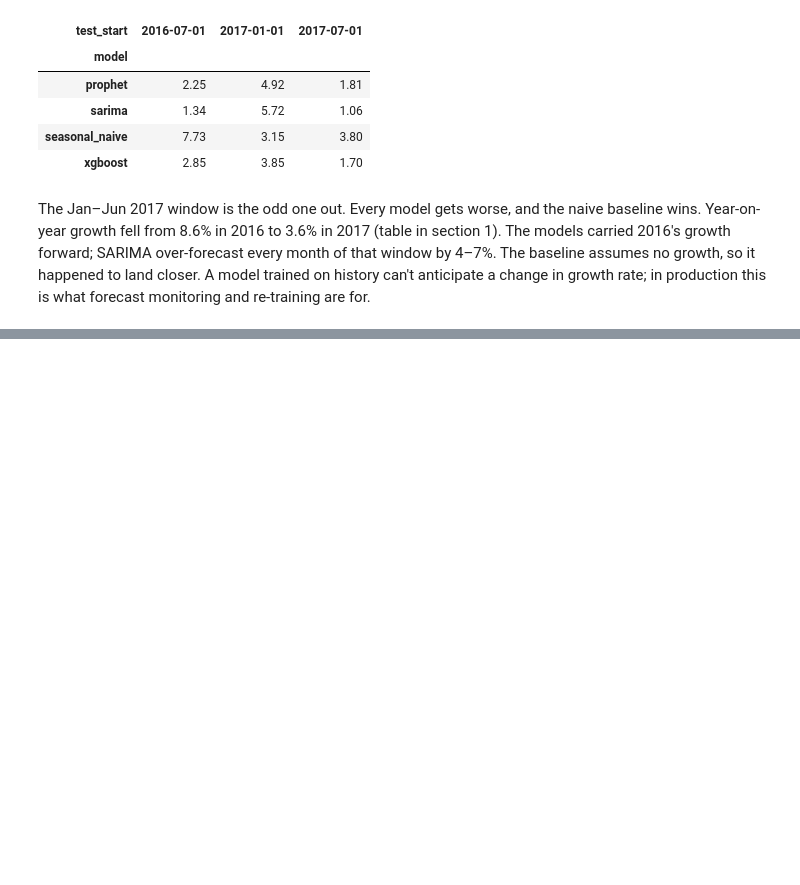
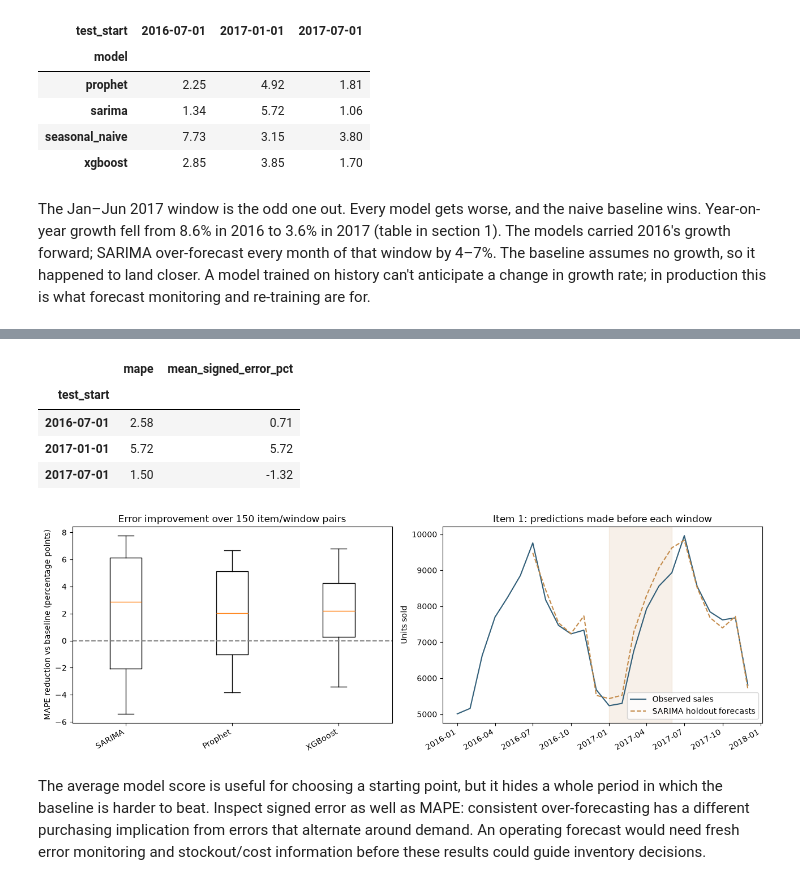
Before and after one commit to guptas-git/sales-forecasting, a Jupyter notebook: notebooks/eda.ipynb, the cells around one changed output, grey strips where cells are left out. Drawn from its saved outputs; the diff is of its cells as text; code cells hidden in the pictures; blank space fills up the shorter version.

Commit message:
Add product-level consistency and forecast error analysis

```diff
--- a/notebooks/eda.ipynb
+++ b/notebooks/eda.ipynb
@@ -64,0 +117,49 @@ The Jan–Jun 2017 window is the odd one out. Every model gets worse, and the na
+# %%
+import numpy as np
+
+item = 1
+rows = []
+for k in range(f.FOLDS, 0, -1):
+    origin = len(y) - k * f.H
+    history = y.iloc[:origin][[item]]
+    actual = y.iloc[origin:origin + f.H][item]
+    prediction = f.sarima(history)[item]
+    assert prediction.index.equals(actual.index)
+    expected = bt.loc[(bt.model == 'sarima') & (bt.item == item)
+                      & (bt.test_start == str(actual.index[0].date())), 'mape'].iloc[0]
+    assert np.isclose(f.mape(actual, prediction), expected)
+    for date in actual.index:
+        rows.append({'date': date, 'test_start': str(actual.index[0].date()),
+                     'actual': actual.loc[date], 'forecast': prediction.loc[date]})
+item_errors = pd.DataFrame(rows).set_index('date')
+item_errors['signed_error_pct'] = (item_errors.forecast / item_errors.actual - 1) * 100
+item_errors['absolute_error_pct'] = item_errors.signed_error_pct.abs()
+assert len(item_errors) == 18 and item_errors.index.is_unique
+assert np.isfinite(item_errors.to_numpy()[:, 1:].astype(float)).all()
+item_errors.to_csv('../results/item_1_forecast_errors.csv')
+display(item_errors.groupby('test_start').agg(
+    mape=('absolute_error_pct', 'mean'), mean_signed_error_pct=('signed_error_pct', 'mean')
+).round(2))
+
+fig, axes = plt.subplots(1, 2, figsize=(13, 4.5))
+axes[0].boxplot([gains[name] for name in model_names], tick_labels=['SARIMA', 'Prophet', 'XGBoost'])
+axes[0].axhline(0, color='gray', linestyle='--')
+axes[0].set(ylabel='MAPE reduction vs baseline (percentage points)',
+            title='Error improvement over 150 item/window pairs')
+axes[1].plot(y.loc['2016':].index, y.loc['2016':, item], color='#315e78', label='Observed sales')
+axes[1].plot(item_errors.index, item_errors.forecast, '--', color='#c48b4a', label='SARIMA holdout forecasts')
+axes[1].axvspan(pd.Timestamp('2017-01-01'), pd.Timestamp('2017-06-01'), color='#c48b4a', alpha=0.12)
+axes[1].set(ylabel='Units sold', title='Item 1: predictions made before each window')
+axes[1].legend()
+fig.autofmt_xdate()
+fig.tight_layout()
+fig.savefig('../results/forecast_diagnostics.png', dpi=120)
+# %% [output]
+|  | mape | mean_signed_error_pct |
+| test_start |  |  |
+| 2016-07-01 | 2.58 | 0.71 |
+| 2017-01-01 | 5.72 | 5.72 |
+| 2017-07-01 | 1.50 | -1.32 |
+[figure, added]
+# %% [markdown]
+The average model score is useful for choosing a starting point, but it hides a whole period in which the baseline is harder to beat. Inspect signed error as well as MAPE: consistent over-forecasting has a different purchasing implication from errors that alternate around demand. An operating forecast would need fresh error monitoring and stockout/cost information before these results could guide inventory decisions.
```
Also changed, not shown: parts of 3 cells of this notebook, 4 other files.
